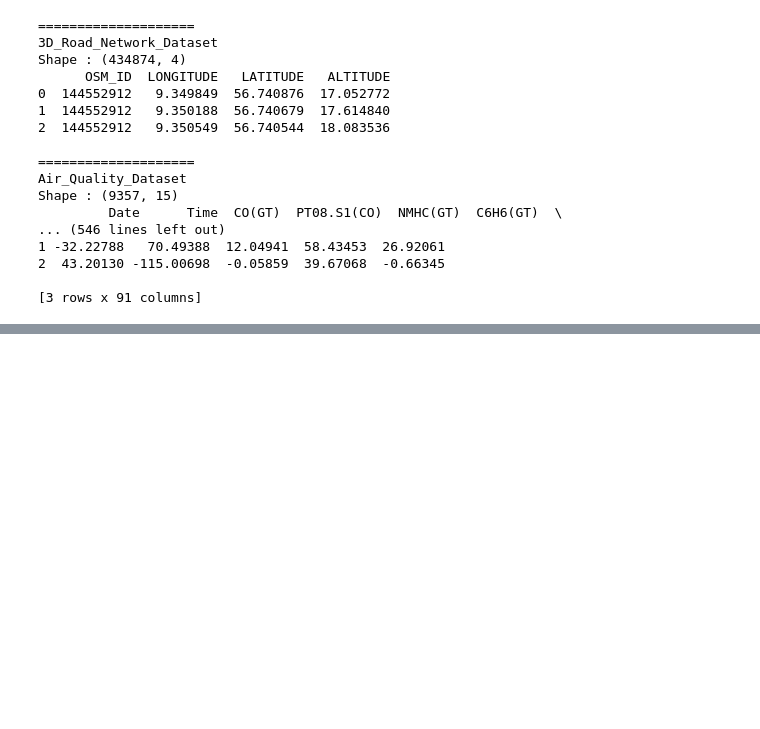
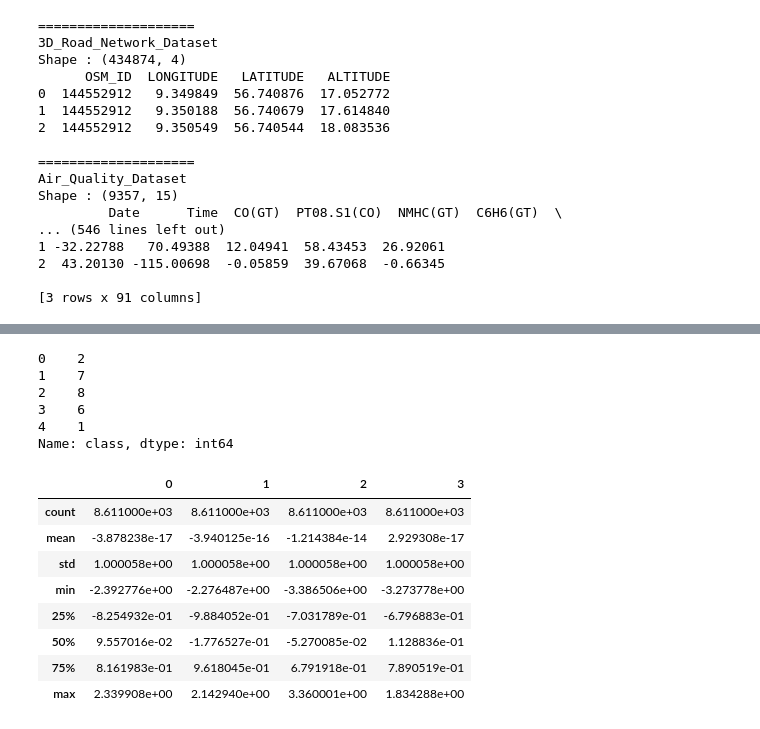
Before and after one commit to ColinTr/ClassificationForRegression, a Jupyter notebook: notebooks/Datasets_First_Study.ipynb, the cells around one changed output, grey strips where cells are left out. Saved outputs shown, nothing was run; the diff lists cells and outputs as text; code cells hidden in the pictures; blank space fills up the shorter version.

```diff
--- a/notebooks/Datasets_First_Study.ipynb
+++ b/notebooks/Datasets_First_Study.ipynb
@@ -215,0 +239,21 @@ Shape : (9357, 15)
+# %%
+tmp_Y.head()
+# %% [output]
+0    2
+1    7
+2    8
+3    6
+4    1
+Name: class, dtype: int64
+# %%
+tmp_X.describe()
+# %% [output]
+|  | 0 | 1 | 2 | 3 |
+| count | 8.611000e+03 | 8.611000e+03 | 8.611000e+03 | 8.611000e+03 |
+| mean | -3.878238e-17 | -3.940125e-16 | -1.214384e-14 | 2.929308e-17 |
+| std | 1.000058e+00 | 1.000058e+00 | 1.000058e+00 | 1.000058e+00 |
+| min | -2.392776e+00 | -2.276487e+00 | -3.386506e+00 | -3.273778e+00 |
+| 25% | -8.254932e-01 | -9.884052e-01 | -7.031789e-01 | -6.796883e-01 |
+| 50% | 9.557016e-02 | -1.776527e-01 | -5.270085e-02 | 1.128836e-01 |
+| 75% | 8.161983e-01 | 9.618045e-01 | 6.791918e-01 | 7.890519e-01 |
+| max | 2.339908e+00 | 2.142940e+00 | 3.360001e+00 | 1.834288e+00 |
```
Also changed, not shown: parts of 6 cells of this notebook, 2 other files.
